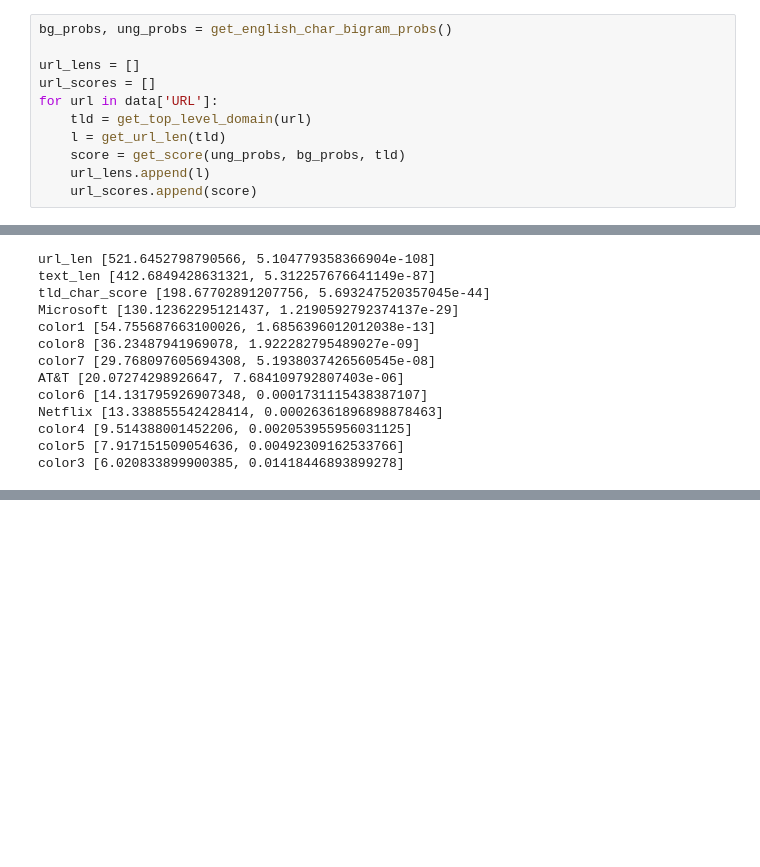
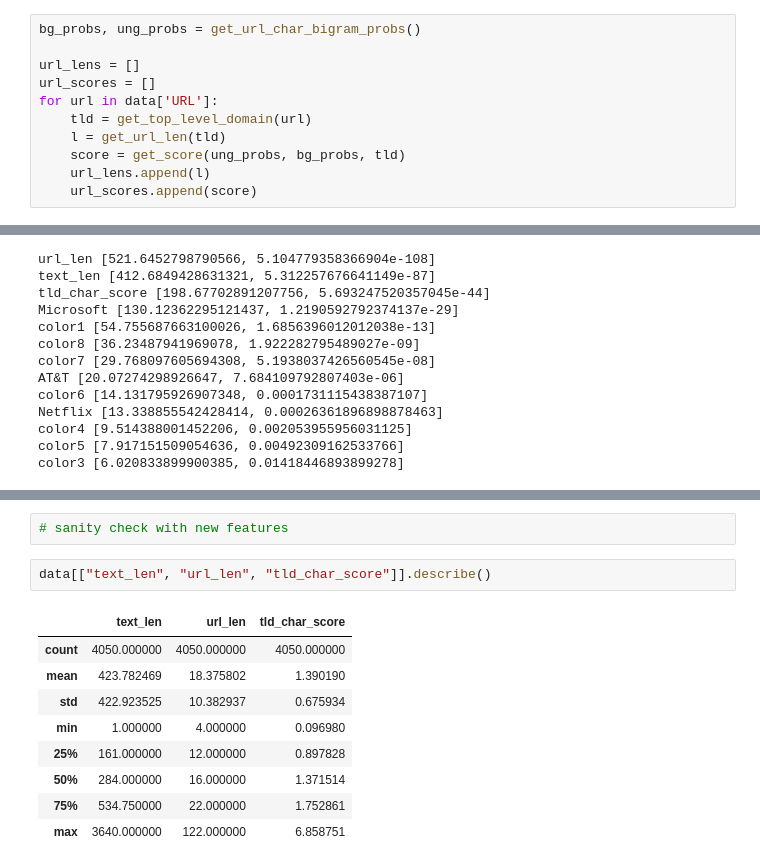
Before and after one commit to DanielYakubov/Phish-Sight-replication, a Jupyter notebook: notebooks/EDA.ipynb, the cells around one changed output, grey strips where cells are left out. Drawn from its saved outputs; the diff is of its cells as text; blank space fills up the shorter version.

```diff
--- a/notebooks/EDA.ipynb
+++ b/notebooks/EDA.ipynb
@@ -507,7 +508,7 @@ get_score(ung_probs, bg_probs, tester)
 # %% [output]
 1.2528667881683893
 # %%
-bg_probs, ung_probs = get_english_char_bigram_probs()
+bg_probs, ung_probs = get_url_char_bigram_probs()
 
 url_lens = []
 url_scores = []
@@ -628,0 +648,14 @@ color3 [6.020833899900385, 0.01418446893899278]
+# %%
+# sanity check with new features
+# %%
+data[["text_len", "url_len", "tld_char_score"]].describe()
+# %% [output]
+|  | text_len | url_len | tld_char_score |
+| count | 4050.000000 | 4050.000000 | 4050.000000 |
+| mean | 423.782469 | 18.375802 | 1.390190 |
+| std | 422.923525 | 10.382937 | 0.675934 |
+| min | 1.000000 | 4.000000 | 0.096980 |
+| 25% | 161.000000 | 12.000000 | 0.897828 |
+| 50% | 284.000000 | 16.000000 | 1.371514 |
+| 75% | 534.750000 | 22.000000 | 1.752861 |
+| max | 3640.000000 | 122.000000 | 6.858751 |
```
Also changed, not shown: parts of 2 cells of this notebook, 1 other file.
